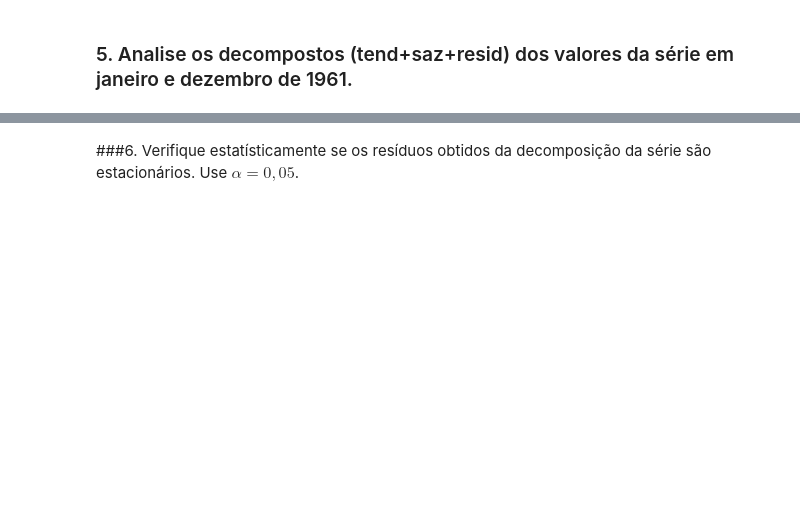
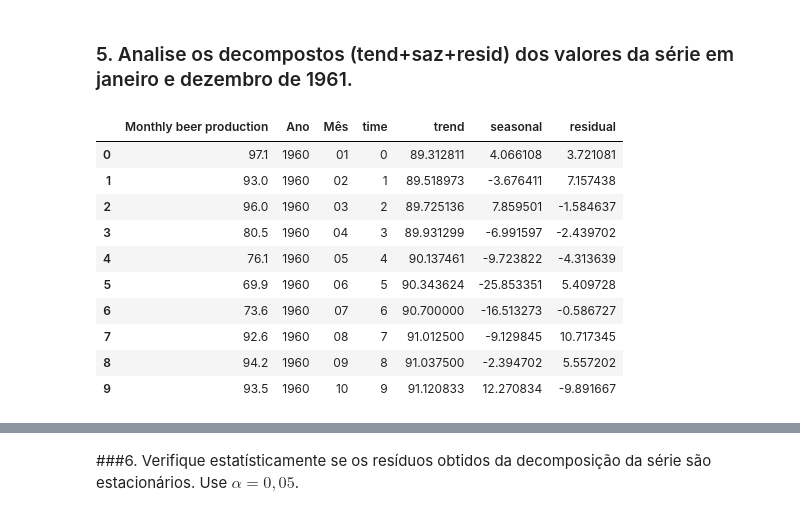
Before and after one commit to GuilhermePelegrina/Mackenzie, a Jupyter notebook: Aulas/2s2024/TIC/Aula_11_Series_temporais_I.ipynb, the cells around one changed output, grey strips where cells are left out. Saved outputs shown, nothing was run; the diff lists cells and outputs as text; code cells hidden in the pictures; blank space fills up the shorter version.

```diff
--- a/Aulas/2s2024/TIC/Aula_11_Series_temporais_I.ipynb
+++ b/Aulas/2s2024/TIC/Aula_11_Series_temporais_I.ipynb
@@ -182,6 +267,18 @@ df["trend"]=trend
 df["seasonal"]=seasonal
 df["residual"]=residual
 # %%
-df.head()
+df.head(10)
+# %% [output]
+|  | Monthly beer production | Ano | Mês | time | trend | seasonal | residual |
+| 0 | 97.1 | 1960 | 01 | 0 | 89.312811 | 4.066108 | 3.721081 |
+| 1 | 93.0 | 1960 | 02 | 1 | 89.518973 | -3.676411 | 7.157438 |
+| 2 | 96.0 | 1960 | 03 | 2 | 89.725136 | 7.859501 | -1.584637 |
+| 3 | 80.5 | 1960 | 04 | 3 | 89.931299 | -6.991597 | -2.439702 |
+| 4 | 76.1 | 1960 | 05 | 4 | 90.137461 | -9.723822 | -4.313639 |
+| 5 | 69.9 | 1960 | 06 | 5 | 90.343624 | -25.853351 | 5.409728 |
+| 6 | 73.6 | 1960 | 07 | 6 | 90.700000 | -16.513273 | -0.586727 |
+| 7 | 92.6 | 1960 | 08 | 7 | 91.012500 | -9.129845 | 10.717345 |
+| 8 | 94.2 | 1960 | 09 | 8 | 91.037500 | -2.394702 | 5.557202 |
+| 9 | 93.5 | 1960 | 10 | 9 | 91.120833 | 12.270834 | -9.891667 |
 # %%
 df[(df.Ano=="1961") & (df.Mês=="01")]
```
Also changed, not shown: parts of 18 cells of this notebook.
